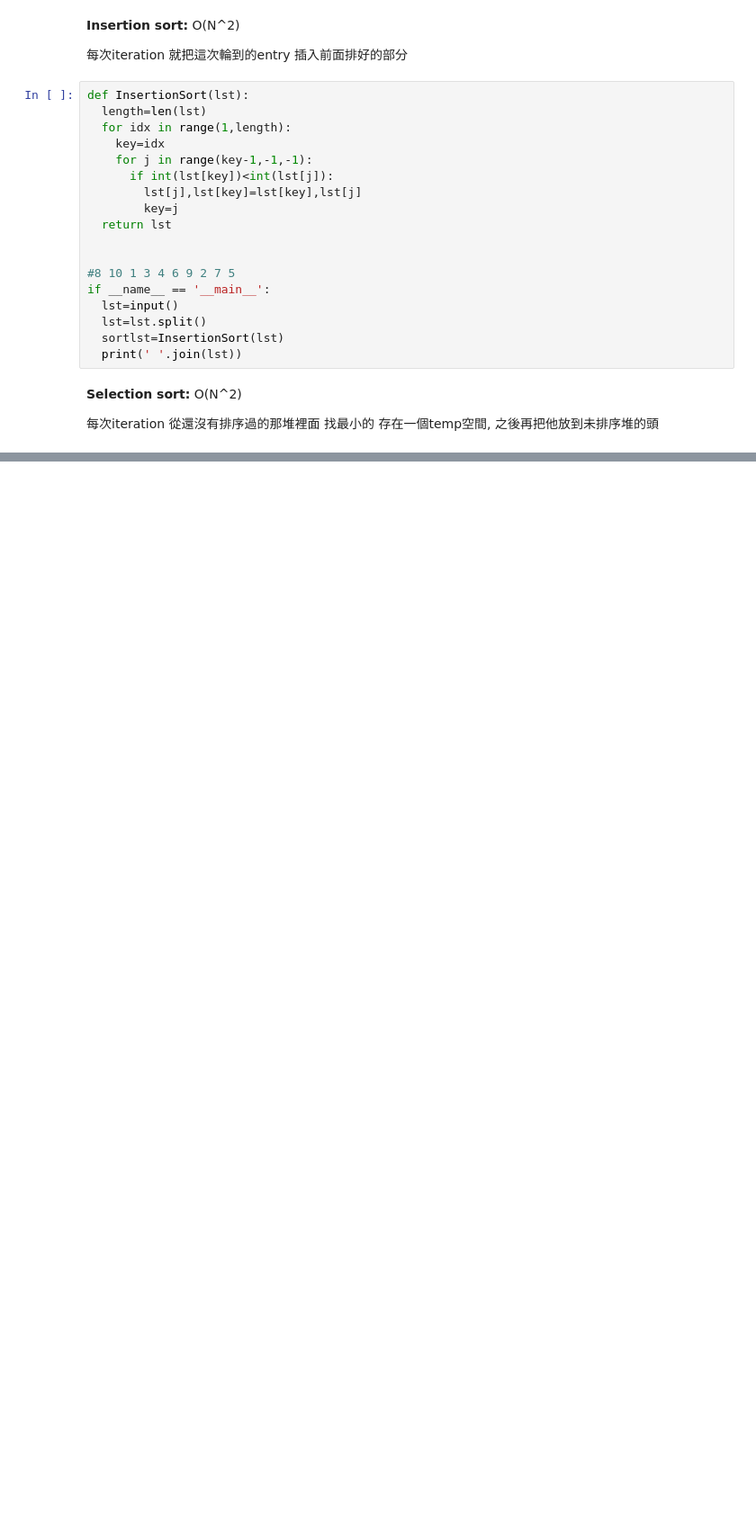
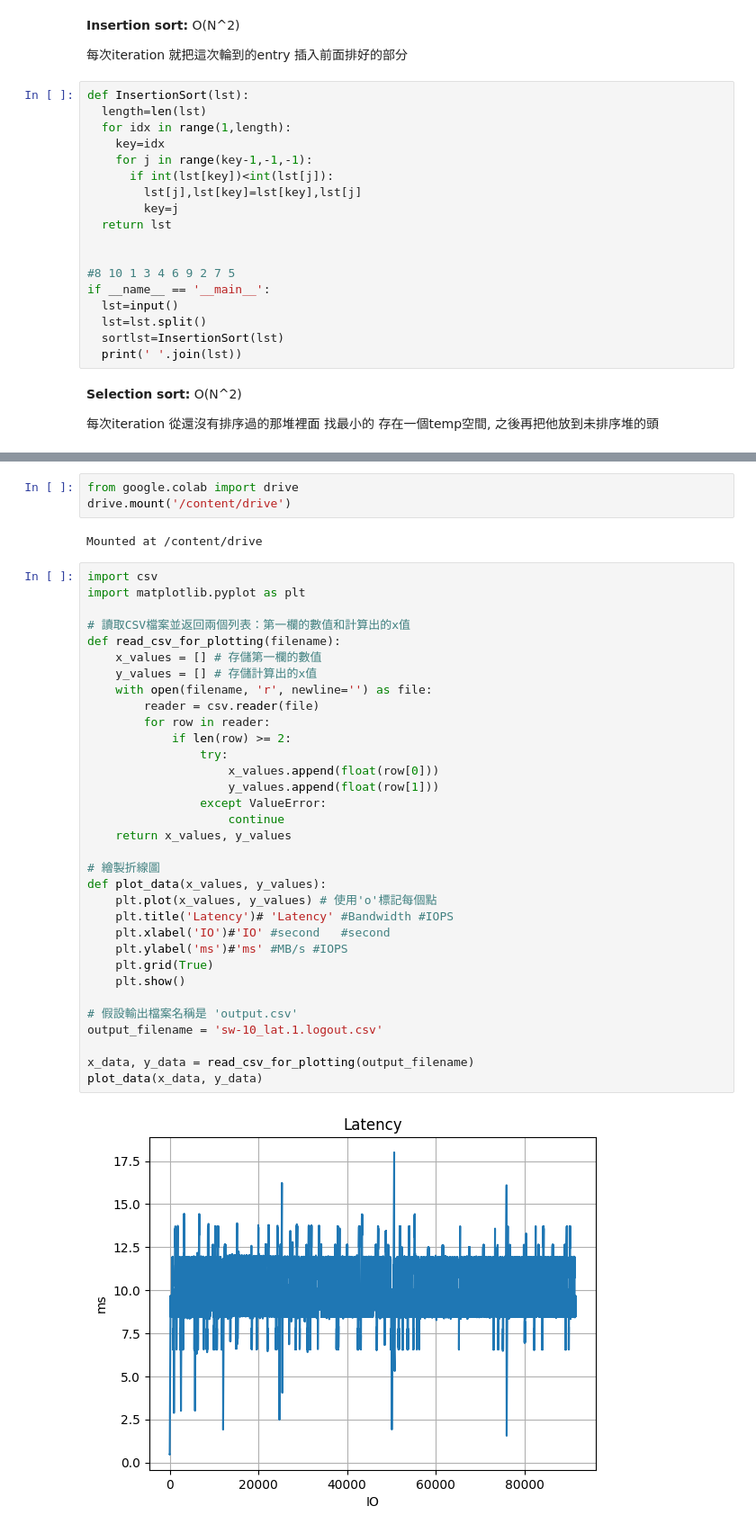
Before and after one commit to kellemes13/Algo_Study, a Jupyter notebook: Sort.ipynb, the cells around one changed output, grey strips where cells are left out. Shown at 90% size. Drawn from its saved outputs; the diff is of its cells as text; blank space fills up the shorter version.

```diff
--- a/Sort.ipynb
+++ b/Sort.ipynb
@@ -49,0 +89,40 @@ if __name__=='__main__':
+# %%
+from google.colab import drive
+drive.mount('/content/drive')
+# %% [output]
+Mounted at /content/drive
+# %%
+import csv
+import matplotlib.pyplot as plt
+
+# 讀取CSV檔案並返回兩個列表：第一欄的數值和計算出的x值
+def read_csv_for_plotting(filename):
+    x_values = [] # 存儲第一欄的數值
+    y_values = [] # 存儲計算出的x值
+    with open(filename, 'r', newline='') as file:
+        reader = csv.reader(file)
+        for row in reader:
+            if len(row) >= 2:
+                try:
+                    x_values.append(float(row[0]))
+                    y_values.append(float(row[1]))
+                except ValueError:
+                    continue
+    return x_values, y_values
+
+# 繪製折線圖
+def plot_data(x_values, y_values):
+    plt.plot(x_values, y_values) # 使用'o'標記每個點
+    plt.title('Latency')# 'Latency' #Bandwidth #IOPS
+    plt.xlabel('IO')#'IO' #second   #second
+    plt.ylabel('ms')#'ms' #MB/s #IOPS
+    plt.grid(True)
+    plt.show()
+
+# 假設輸出檔案名稱是 'output.csv'
+output_filename = 'sw-10_lat.1.logout.csv'
+
+x_data, y_data = read_csv_for_plotting(output_filename)
+plot_data(x_data, y_data)
+# %% [output]
+[figure, added]
```
Also changed, not shown: parts of 4 cells of this notebook.
